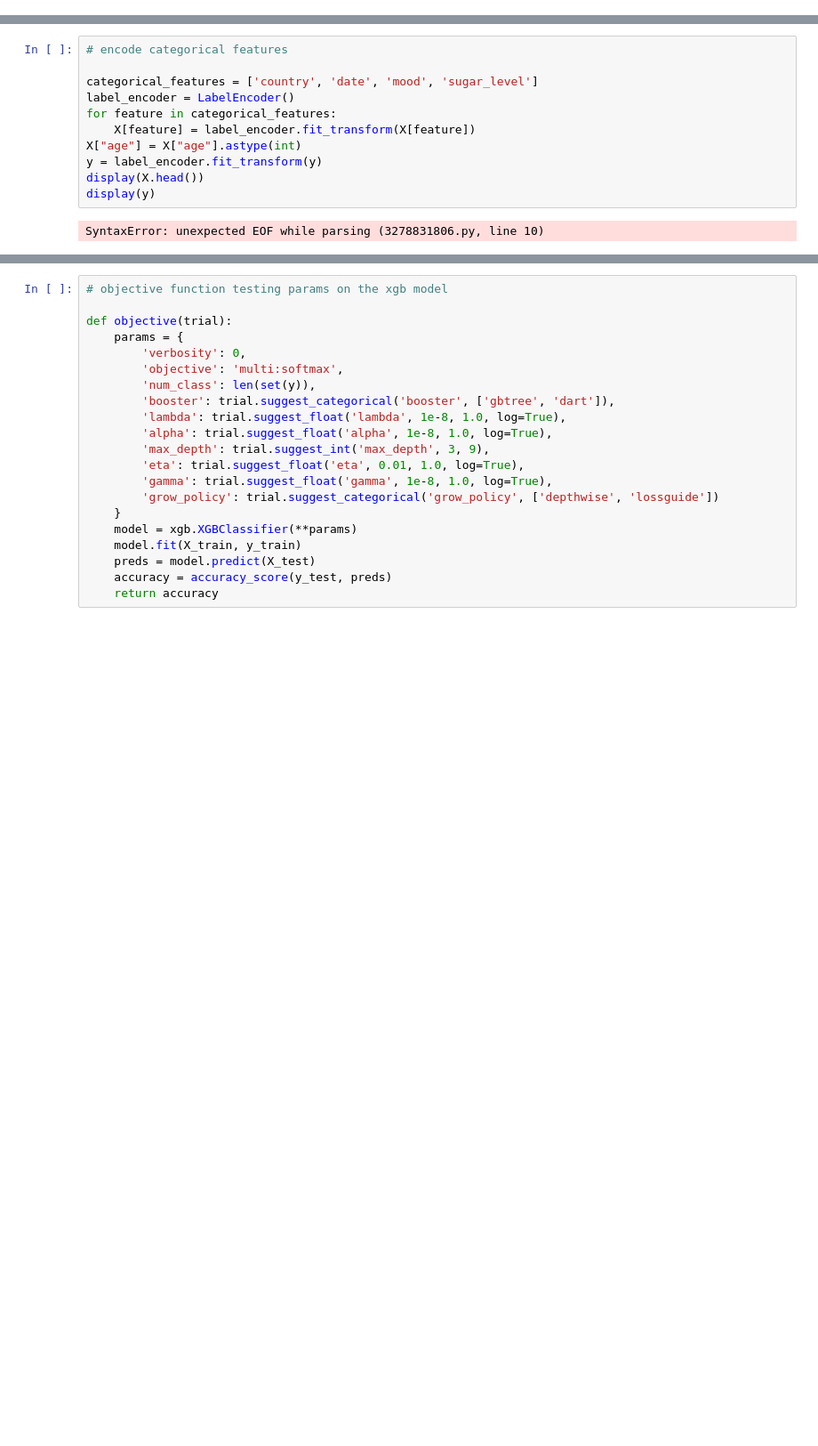
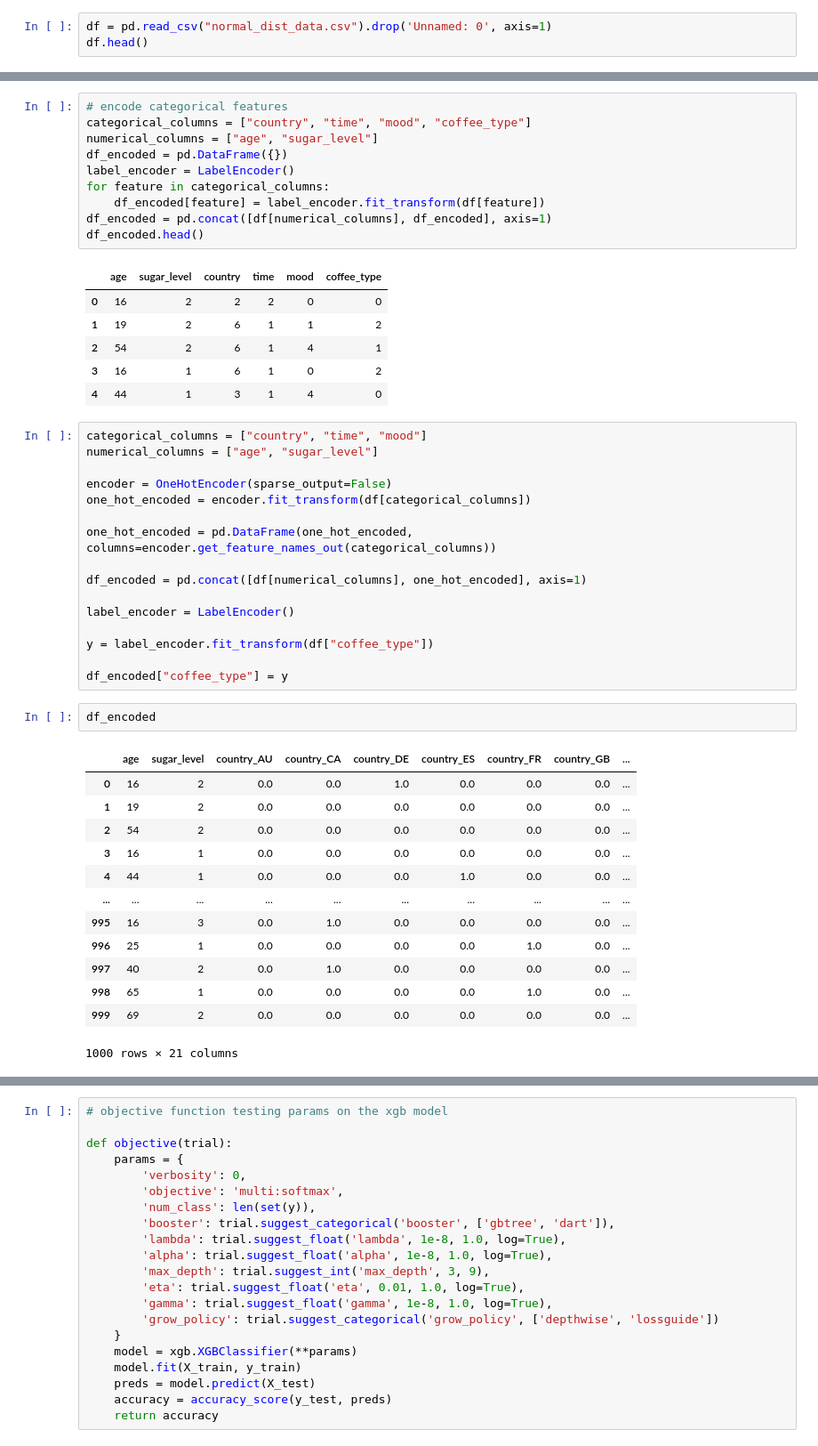
Before and after one commit to francomano/CoffeeCraft, a Jupyter notebook: server/xgboost_folder/xgboost.ipynb, the cells around one changed output, grey strips where cells are left out. Shown at 89% size. Drawn from its saved outputs; the diff is of its cells as text; blank space fills up the shorter version.

Commit message:
data

```diff
--- a/server/xgboost_folder/xgboost.ipynb
+++ b/server/xgboost_folder/xgboost.ipynb
@@ -26,0 +12,3 @@ df.head()
+# %%
+df = pd.read_csv("normal_dist_data.csv").drop('Unnamed: 0', axis=1)
+df.head()
@@ -27,15 +22,51 @@ df.head()
 # %%
 # encode categorical features
-
-categorical_features = ['country', 'date', 'mood', 'sugar_level']
+categorical_columns = ["country", "time", "mood", "coffee_type"]
+numerical_columns = ["age", "sugar_level"]
+df_encoded = pd.DataFrame({})
 label_encoder = LabelEncoder()
-for feature in categorical_features:
-    X[feature] = label_encoder.fit_transform(X[feature])
-X["age"] = X["age"].astype(int)
-y = label_encoder.fit_transform(y)
-display(X.head())
-display(y)
+for feature in categorical_columns:
+    df_encoded[feature] = label_encoder.fit_transform(df[feature])
+df_encoded = pd.concat([df[numerical_columns], df_encoded], axis=1)
+df_encoded.head()
 # %% [output]
-SyntaxError: unexpected EOF while parsing (3278831806.py, line 10)
+|  | age | sugar_level | country | time | mood | coffee_type |
+| 0 | 16 | 2 | 2 | 2 | 0 | 0 |
+| 1 | 19 | 2 | 6 | 1 | 1 | 2 |
+| 2 | 54 | 2 | 6 | 1 | 4 | 1 |
+| 3 | 16 | 1 | 6 | 1 | 0 | 2 |
+| 4 | 44 | 1 | 3 | 1 | 4 | 0 |
+# %%
+categorical_columns = ["country", "time", "mood"]
+numerical_columns = ["age", "sugar_level"]
+
+encoder = OneHotEncoder(sparse_output=False)
+one_hot_encoded = encoder.fit_transform(df[categorical_columns])
+
+one_hot_encoded = pd.DataFrame(one_hot_encoded, columns=encoder.get_feature_names_out(categorical_columns))
+
+df_encoded = pd.concat([df[numerical_columns], one_hot_encoded], axis=1)
+
+label_encoder = LabelEncoder()
+
+y = label_encoder.fit_transform(df["coffee_type"])
+
+df_encoded["coffee_type"] = y
+# %%
+df_encoded
+# %% [output]
+|  | age | sugar_level | country_AU | country_CA | country_DE | country_ES | country_FR | country_GB | ... |
+| 0 | 16 | 2 | 0.0 | 0.0 | 1.0 | 0.0 | 0.0 | 0.0 | ... |
+| 1 | 19 | 2 | 0.0 | 0.0 | 0.0 | 0.0 | 0.0 | 0.0 | ... |
+| 2 | 54 | 2 | 0.0 | 0.0 | 0.0 | 0.0 | 0.0 | 0.0 | ... |
+| 3 | 16 | 1 | 0.0 | 0.0 | 0.0 | 0.0 | 0.0 | 0.0 | ... |
+| 4 | 44 | 1 | 0.0 | 0.0 | 0.0 | 1.0 | 0.0 | 0.0 | ... |
+| ... | ... | ... | ... | ... | ... | ... | ... | ... | ... |
+| 995 | 16 | 3 | 0.0 | 1.0 | 0.0 | 0.0 | 0.0 | 0.0 | ... |
+| 996 | 25 | 1 | 0.0 | 0.0 | 0.0 | 0.0 | 1.0 | 0.0 | ... |
+| 997 | 40 | 2 | 0.0 | 1.0 | 0.0 | 0.0 | 0.0 | 0.0 | ... |
+| 998 | 65 | 1 | 0.0 | 0.0 | 0.0 | 0.0 | 1.0 | 0.0 | ... |
+| 999 | 69 | 2 | 0.0 | 0.0 | 0.0 | 0.0 | 0.0 | 0.0 | ... |
+1000 rows × 21 columns
 # %%
 # divide the dataset into test and train set
```
Also changed, not shown: parts of 12 cells of this notebook, 8 other files.
